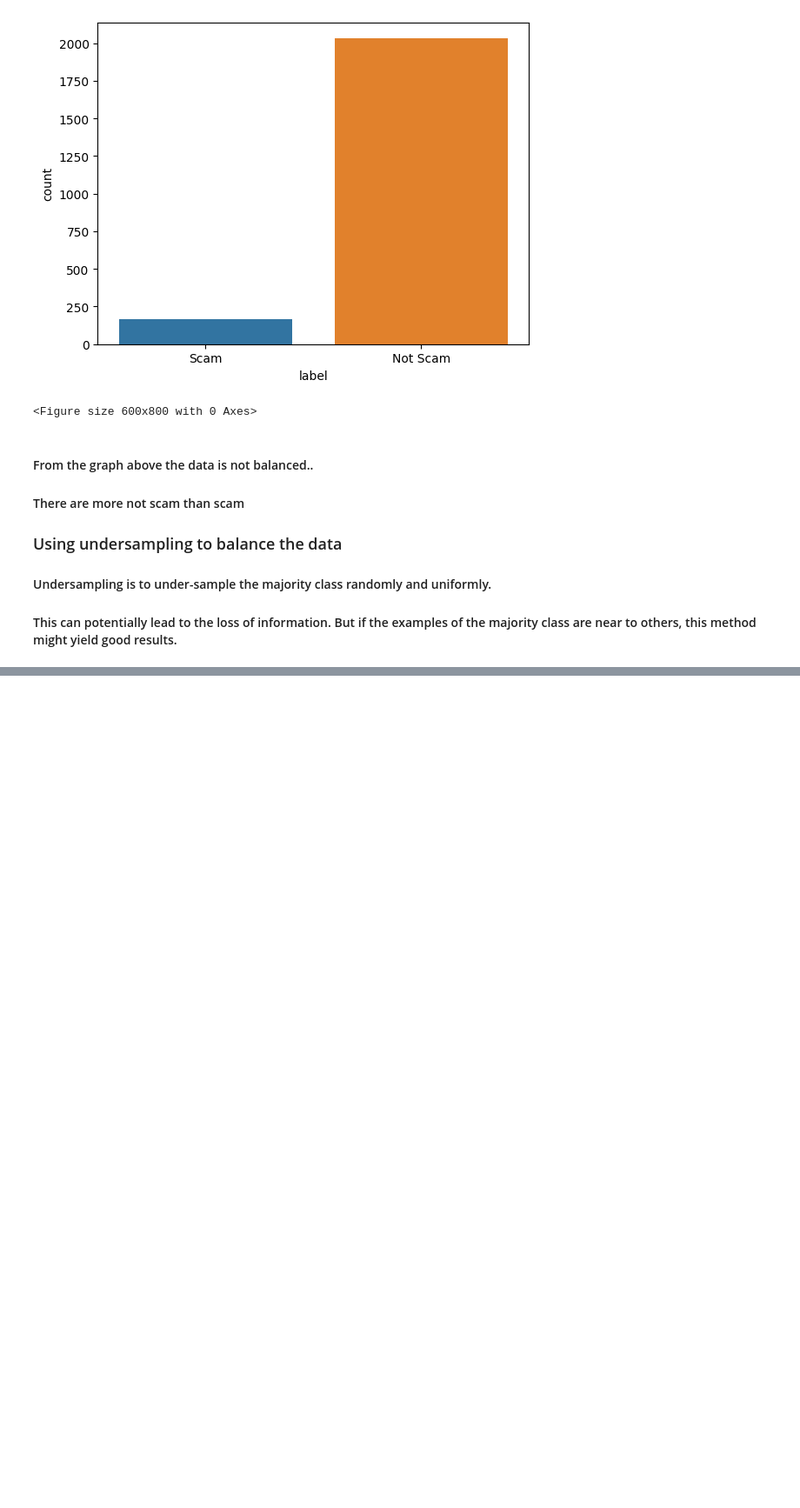
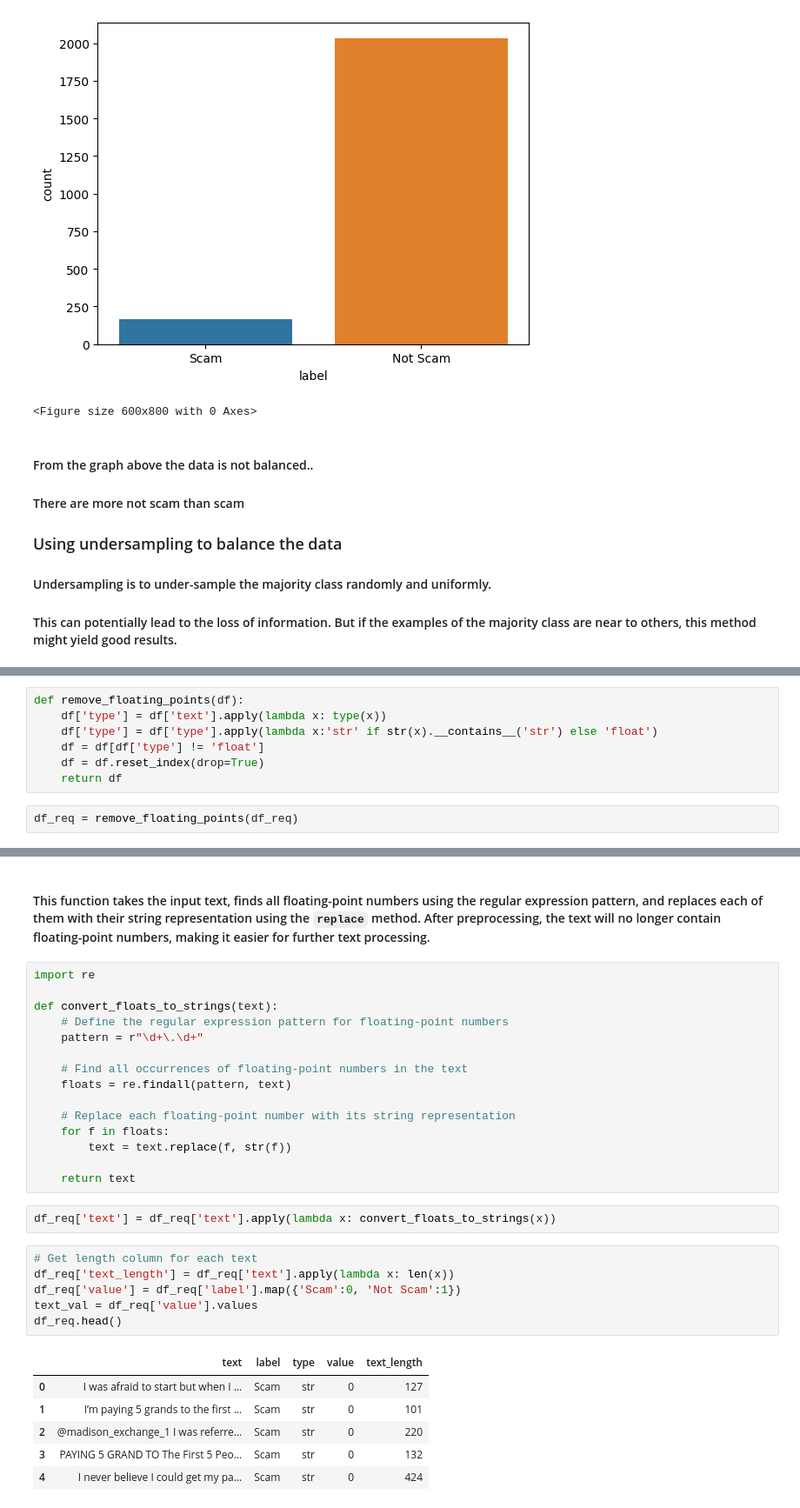
Before and after one commit to Taoheed-O/Spam_Detector_using_RNN_LSTM, a Jupyter notebook: main.ipynb, the cells around one changed output, grey strips where cells are left out. Shown at 87% size. Cells and saved outputs as stored; diff of their text form; blank space fills up the shorter version.

```diff
--- a/main.ipynb
+++ b/main.ipynb
@@ -144,0 +154,9 @@ plt.figure(figsize=(6,8))
+# %%
+def remove_floating_points(df):
+    df['type'] = df['text'].apply(lambda x: type(x))
+    df['type'] = df['type'].apply(lambda x:'str' if str(x).__contains__('str') else 'float')
+    df = df[df['type'] != 'float']
+    df = df.reset_index(drop=True)
+    return df
+# %%
+df_req = remove_floating_points(df_req)
@@ -144,0 +174,32 @@ plt.figure(figsize=(6,8))
+# %% [markdown]
+#### This function takes the input text, finds all floating-point numbers using the regular expression pattern, and replaces each of them with their string representation using the `replace` method. After preprocessing, the text will no longer contain floating-point numbers, making it easier for further text processing.
+# %%
+import re
+
+def convert_floats_to_strings(text):
+    # Define the regular expression pattern for floating-point numbers
+    pattern = r"\d+\.\d+"
+
+    # Find all occurrences of floating-point numbers in the text
+    floats = re.findall(pattern, text)
+
+    # Replace each floating-point number with its string representation
+    for f in floats:
+        text = text.replace(f, str(f))
+
+    return text
+# %%
+df_req['text'] = df_req['text'].apply(lambda x: convert_floats_to_strings(x))
+# %%
+# Get length column for each text
+df_req['text_length'] = df_req['text'].apply(lambda x: len(x))
+df_req['value'] = df_req['label'].map({'Scam':0, 'Not Scam':1})
+text_val = df_req['value'].values
+df_req.head()
+# %% [output]
+|  | text | label | type | value | text_length |
+| 0 | I was afraid to start but when I ... | Scam | str | 0 | 127 |
+| 1 | I’m paying 5 grands to the first ... | Scam | str | 0 | 101 |
+| 2 | @madison_exchange_1 I was referre... | Scam | str | 0 | 220 |
+| 3 | PAYING 5 GRAND TO The First 5 Peo... | Scam | str | 0 | 132 |
+| 4 | I never believe I could get my pa... | Scam | str | 0 | 424 |
```
Also changed, not shown: parts of 24 cells of this notebook.
